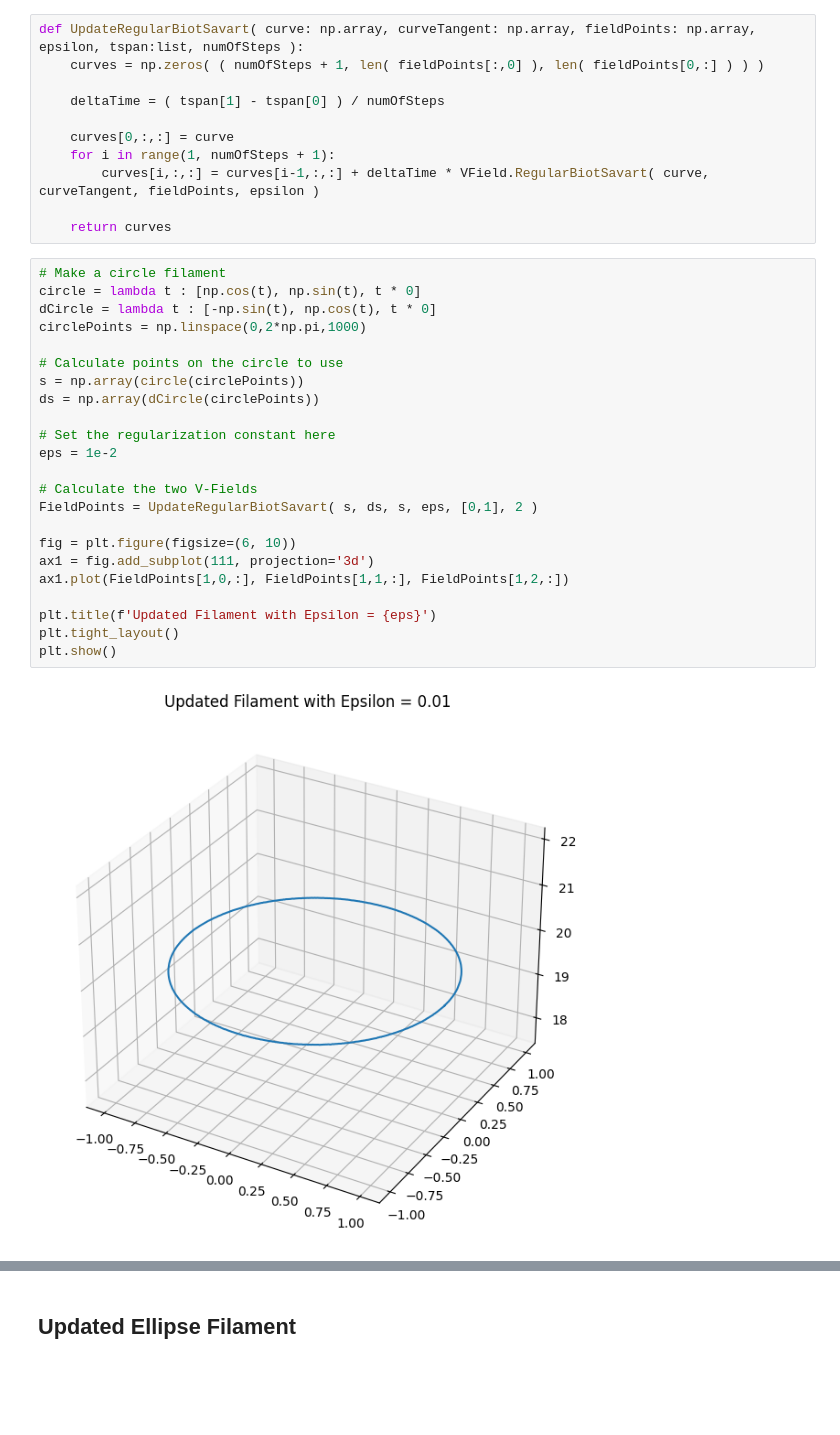
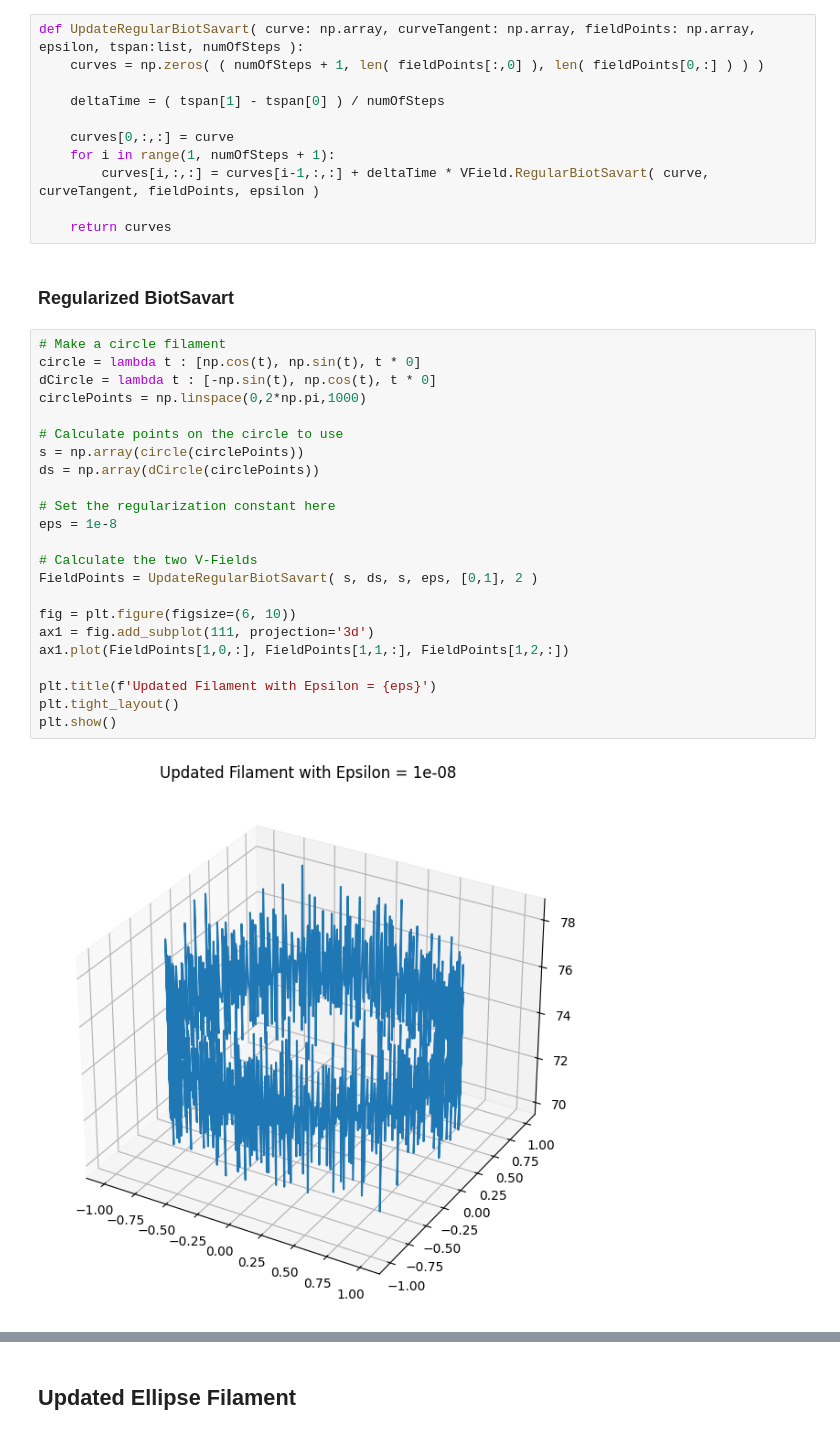
Before and after one commit to dkrawciw/Vortex_Filament_Python, a Jupyter notebook: firstTimeStep.ipynb, the cells around one changed output, grey strips where cells are left out. Saved outputs shown, nothing was run; the diff lists cells and outputs as text; blank space fills up the shorter version.

```diff
--- a/firstTimeStep.ipynb
+++ b/firstTimeStep.ipynb
@@ -17,28 +17,30 @@ def UpdateRegularBiotSavart( curve: np.array, curveTangent: np.array, fieldPoint
         curves[i,:,:] = curves[i-1,:,:] + deltaTime * VField.RegularBiotSavart( curve, curveTangent, fieldPoints, epsilon )
 
     return curves
+# %% [markdown]
+### Regularized BiotSavart
 # %%
 # Make a circle filament
 circle = lambda t : [np.cos(t), np.sin(t), t * 0]
 dCircle = lambda t : [-np.sin(t), np.cos(t), t * 0]
 circlePoints = np.linspace(0,2*np.pi,1000)
 
 # Calculate points on the circle to use
 s = np.array(circle(circlePoints))
 ds = np.array(dCircle(circlePoints))
 
 # Set the regularization constant here
-eps = 1e-2
+eps = 1e-8
 
 # Calculate the two V-Fields
 FieldPoints = UpdateRegularBiotSavart( s, ds, s, eps, [0,1], 2 )
 
 fig = plt.figure(figsize=(6, 10))
 ax1 = fig.add_subplot(111, projection='3d')
 ax1.plot(FieldPoints[1,0,:], FieldPoints[1,1,:], FieldPoints[1,2,:])
 
 plt.title(f'Updated Filament with Epsilon = {eps}')
 plt.tight_layout()
 plt.show()
 # %% [output]
-[figure, old version]
+[figure, new version]
```
Also changed, not shown: parts of 3 cells of this notebook.
